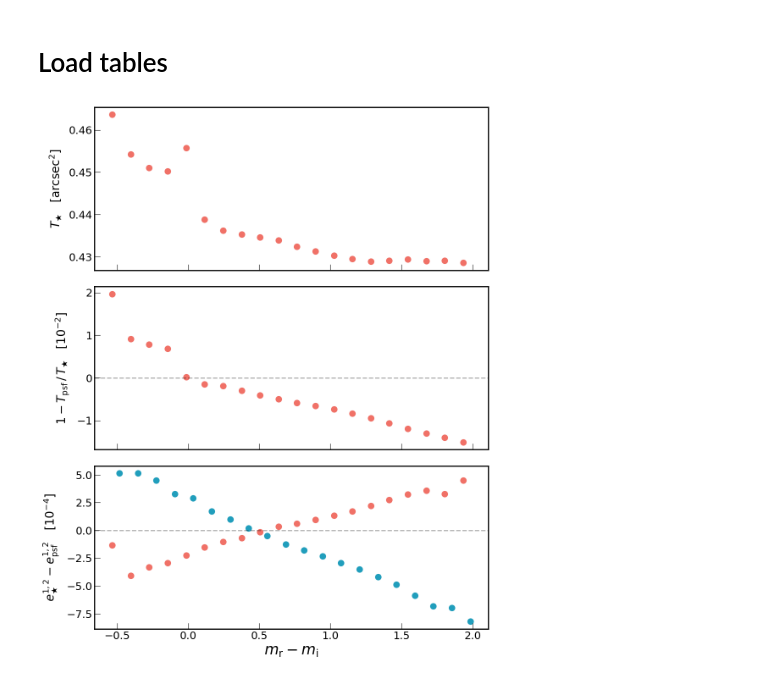
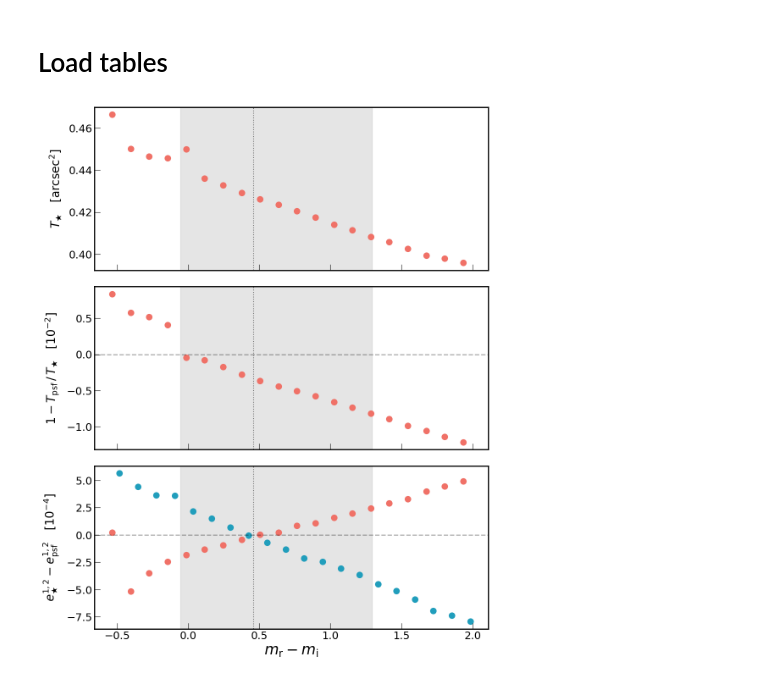
Before and after one commit to delve-survey/shearcat, a Jupyter notebook: shear_tests/Paper_plots/Psf_color.ipynb, the cells around one changed output. Saved outputs shown, nothing was run; the diff lists cells and outputs as text; code cells hidden in the pictures.

Commit message:
Updated psf color and shearvsX

```diff
--- a/shear_tests/Paper_plots/Psf_color.ipynb
+++ b/shear_tests/Paper_plots/Psf_color.ipynb
@@ -28,7 +28,7 @@ plt.rcParams['axes.prop_cycle'] = cycler(color=COLORS)
 # %% [markdown]
 # Load tables
 # %%
-DIR = '/scratch/midway3/dhayaa/SHEARTESTS/DR3_Masked/'
+DIR = '/scratch/midway3/dhayaa/SHEARTESTS_20240504/FIDUCIAL/'
 # %%
 def func(X):
 
@@ -40,38 +40,44 @@ def func(X):
     low = low * np.sqrt(len(X))
 
     return med, upp, low
-# %%
-fig, ax = plt.subplots(3, 1, figsize = (12, 16), sharex = True)
-plt.subplots_adjust(hspace = 0.1)
-
-
-X = np.load(DIR + '/PSFColorBins_ri.npy')
-Y = np.load(DIR + '/PSFColor_ri.npy').swapaxes(0, 1)
-
-med, upp, low = func(Y[0])
-ax[0].scatter(X, med, s = 100)
-ax[0].errorbar(X, med, yerr = [upp, np.abs(low)], lw = 0, elinewidth = 1)
-ax[0].set_ylabel(r'$T_\bigstar$   [$\rm arcsec^2 $]', size = 20, labelpad = 10)
-
-
-med, upp, low = func(Y[1])
-ax[1].scatter(X, med, s = 100)
-ax[1].errorbar(X, med, yerr = [upp, np.abs(low)], lw = 0, elinewidth = 1)
-ax[1].set_ylabel(r'$1 - T_{\rm psf}\,/\,T_\bigstar$   [$10^{-2}$]', size = 20, labelpad = 10)
-ax[1].axhline(0, color = 'k', ls = '--', lw = 2, alpha = 0.3)
-
-
-med, upp, low = func(Y[2] * 10)
-ax[2].scatter(X, med, s = 100)
-ax[2].errorbar(X, med, yerr = [upp, np.abs(low)], lw = 0, elinewidth = 1)
-ax[2].set_ylabel(r'$e^{1, 2}_\bigstar - e^{1, 2}_{\rm psf}$   [$10^{-4}$]', size = 20, labelpad = 10)
-ax[2].axhline(0, color = 'k', ls = '--', lw = 2, alpha = 0.3)
-
-med, upp, low = func(Y[3] * 10)
-ax[2].scatter(X + 0.05, med, s = 100)
-ax[2].errorbar(X + 0.05, med, yerr = [np.abs(low), upp, ], lw = 0, elinewidth = 1)
-ax[2].set_xlabel(r'$m_{\rm r} - m_{\rm i}$', size = 25)
-
-plt.savefig('./psf_color.pdf', dpi = 300, bbox_inches = 'tight')
-# %% [output]
-[figure, removed]
+# %%
+fig, ax = plt.subplots(3, 1, figsize = (12, 16), sharex = True)
+plt.subplots_adjust(hspace = 0.1)
+
+
+X = np.load(DIR + '/PSFColorBins_ri.npy')
+Y = np.load(DIR + '/PSFColor_ri.npy').swapaxes(0, 1)
+
+med, upp, low = func(Y[0])
+ax[0].scatter(X, med, s = 100)
+ax[0].errorbar(X, med, yerr = [upp, np.abs(low)], lw = 0, elinewidth = 1)
+ax[0].set_ylabel(r'$T_\bigstar$   [$\rm arcsec^2 $]', size = 20, labelpad = 10)
+
+
+med, upp, low = func(Y[1] * 1e2)
+ax[1].scatter(X, med, s = 100)
+ax[1].errorbar(X, med, yerr = [upp, np.abs(low)], lw = 0, elinewidth = 1)
+ax[1].set_ylabel(r'$1 - T_{\rm psf}\,/\,T_\bigstar$   [$10^{-2}$]', size = 20, labelpad = 10)
+ax[1].axhline(0, color = 'k', ls = '--', lw = 2, alpha = 0.3)
+
+
+med, upp, low = func(Y[2] * 1e4)
+ax[2].scatter(X, med, s = 100)
+ax[2].errorbar(X, med, yerr = [upp, np.abs(low)], lw = 0, elinewidth = 1)
+ax[2].set_ylabel(r'$e^{1, 2}_\bigstar - e^{1, 2}_{\rm psf}$   [$10^{-4}$]', size = 20, labelpad = 10)
+ax[2].axhline(0, color = 'k', ls = '--', lw = 2, alpha = 0.3)
+
+med, upp, low = func(Y[3] * 1e4)
+ax[2].scatter(X + 0.05, med, s = 100)
+ax[2].errorbar(X + 0.05, med, yerr = [np.abs(low), upp, ], lw = 0, elinewidth = 1)
+ax[2].set_xlabel(r'$m_{\rm r} - m_{\rm i}$', size = 25)
+
+#Plot the 95% bounds of galaxy colors in the sample.
+#This is found in the PSF_Summaries.txt output for each run
+for a in ax:
+    a.axvspan(-0.057, 1.295,  color = 'k', alpha = 0.1, zorder = -100)
+    a.axvline(0.46, color = 'k', ls = ':', alpha = 0.5, zorder = -100)
+
+plt.savefig('./psf_color.pdf', dpi = 300, bbox_inches = 'tight')
+# %% [output]
+[figure, added]
```
Also changed, not shown: 1 other file.
